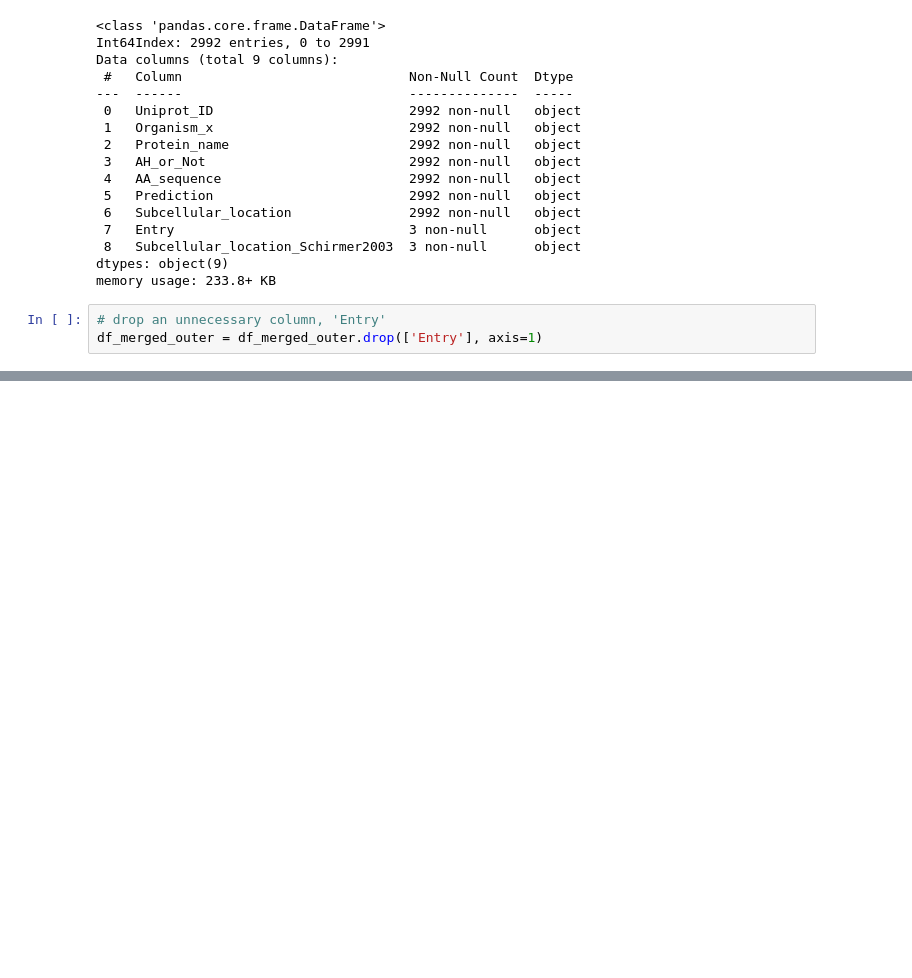
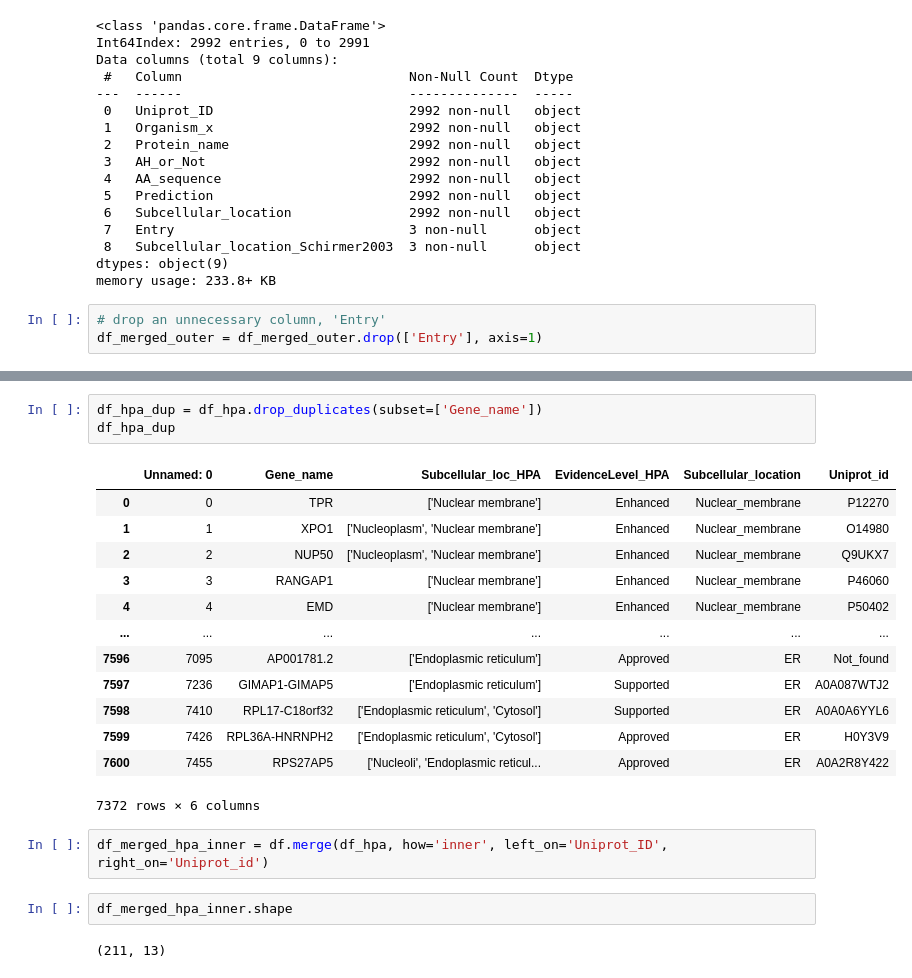
Before and after one commit to shokenlee/Find-AH-NE_MemBrain, a Jupyter notebook: MemBrain_2.5thPart.ipynb, the cells around one changed output, grey strips where cells are left out. Cells and saved outputs as stored; diff of their text form; blank space fills up the shorter version.

```diff
--- a/MemBrain_2.5thPart.ipynb
+++ b/MemBrain_2.5thPart.ipynb
@@ -88,0 +255,23 @@ df_merged_outer = df_merged_outer.drop(['Entry'], axis=1)
+# %%
+df_hpa_dup = df_hpa.drop_duplicates(subset=['Gene_name'])
+df_hpa_dup
+# %% [output]
+|  | Unnamed: 0 | Gene_name | Subcellular_loc_HPA | EvidenceLevel_HPA | Subcellular_location | Uniprot_id |
+| 0 | 0 | TPR | ['Nuclear membrane'] | Enhanced | Nuclear_membrane | P12270 |
+| 1 | 1 | XPO1 | ['Nucleoplasm', 'Nuclear membrane'] | Enhanced | Nuclear_membrane | O14980 |
+| 2 | 2 | NUP50 | ['Nucleoplasm', 'Nuclear membrane'] | Enhanced | Nuclear_membrane | Q9UKX7 |
+| 3 | 3 | RANGAP1 | ['Nuclear membrane'] | Enhanced | Nuclear_membrane | P46060 |
+| 4 | 4 | EMD | ['Nuclear membrane'] | Enhanced | Nuclear_membrane | P50402 |
+| ... | ... | ... | ... | ... | ... | ... |
+| 7596 | 7095 | AP001781.2 | ['Endoplasmic reticulum'] | Approved | ER | Not_found |
+| 7597 | 7236 | GIMAP1-GIMAP5 | ['Endoplasmic reticulum'] | Supported | ER | A0A087WTJ2 |
+| 7598 | 7410 | RPL17-C18orf32 | ['Endoplasmic reticulum', 'Cytosol'] | Supported | ER | A0A0A6YYL6 |
+| 7599 | 7426 | RPL36A-HNRNPH2 | ['Endoplasmic reticulum', 'Cytosol'] | Approved | ER | H0Y3V9 |
+| 7600 | 7455 | RPS27AP5 | ['Nucleoli', 'Endoplasmic reticul... | Approved | ER | A0A2R8Y422 |
+7372 rows × 6 columns
+# %%
+df_merged_hpa_inner = df.merge(df_hpa, how='inner', left_on='Uniprot_ID', right_on='Uniprot_id')
+# %%
+df_merged_hpa_inner.shape
+# %% [output]
+(211, 13)
```
Also changed, not shown: parts of 36 cells of this notebook.
